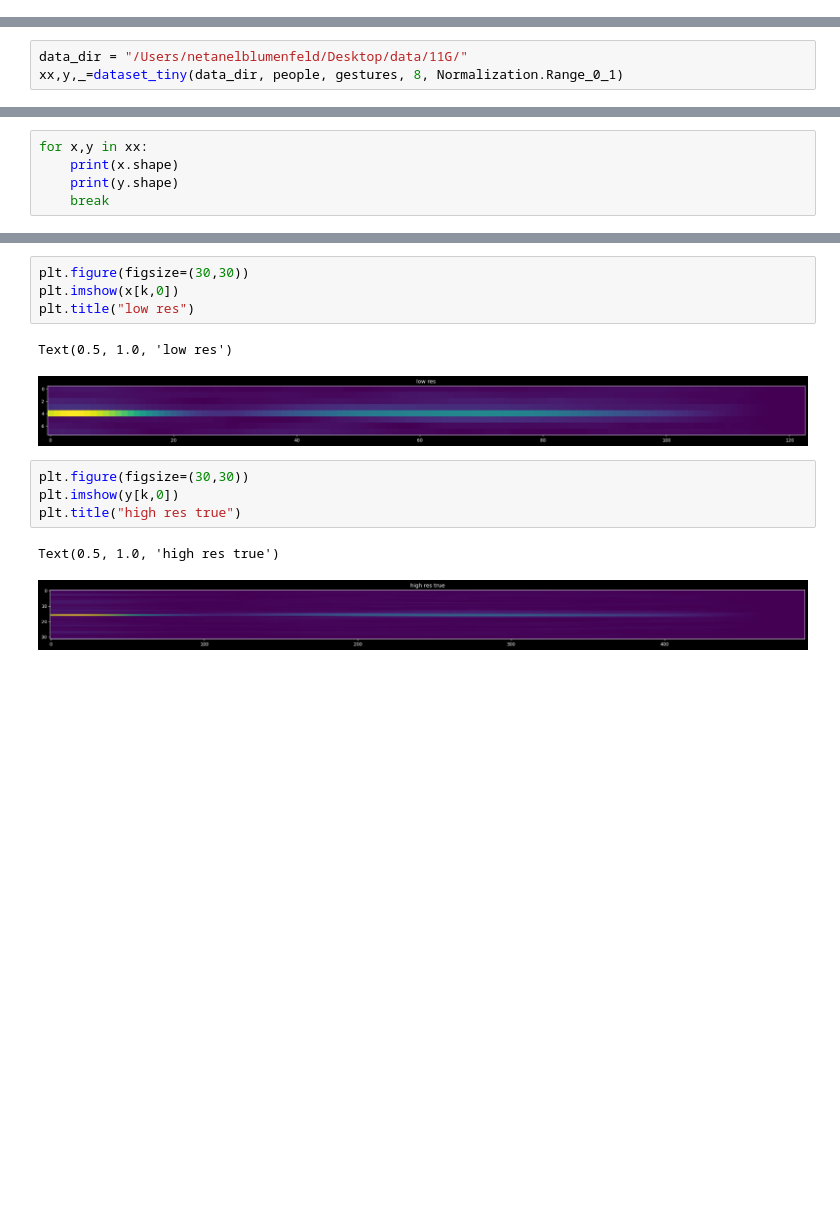
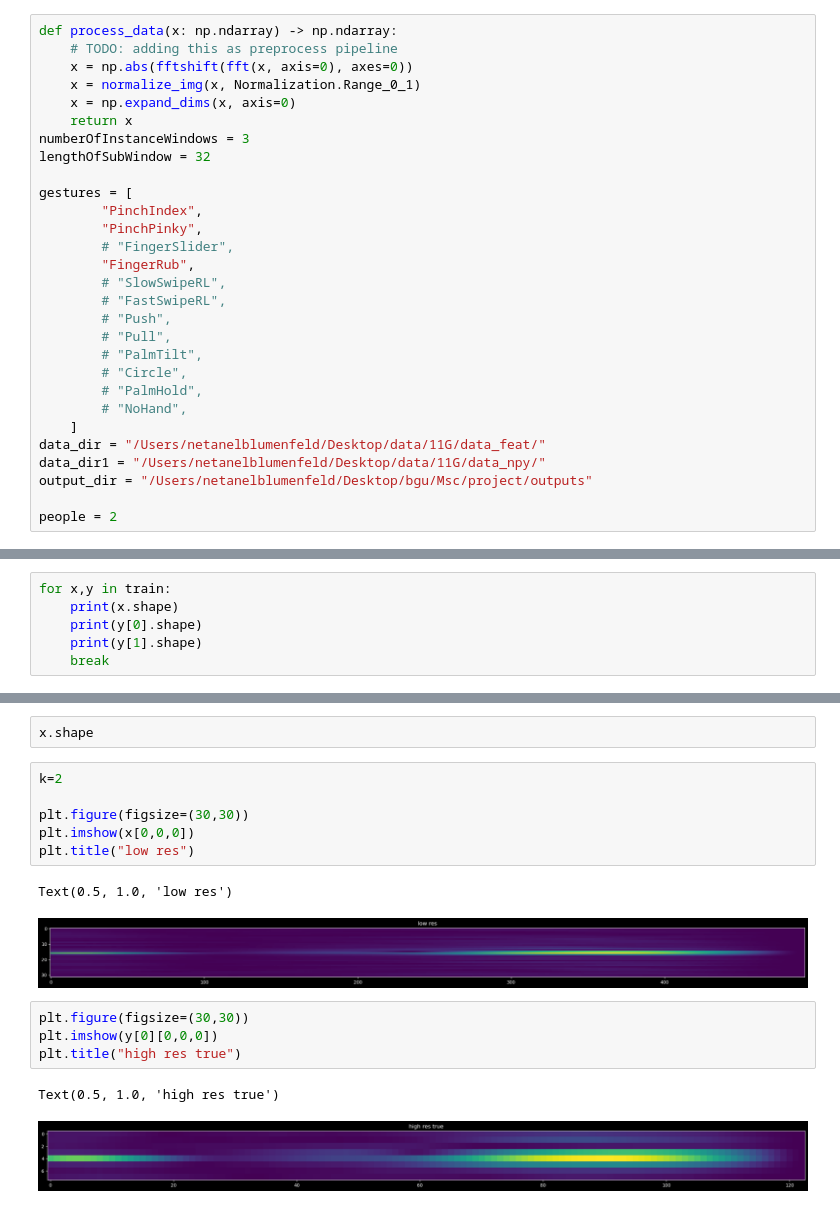
Before and after one commit to NetanelBlumenfeld/Radar, a Jupyter notebook: src/python/main_note_book.ipynb, the cells around one changed output, grey strips where cells are left out. Cells and saved outputs as stored; diff of their text form; blank space fills up the shorter version.

```diff
--- a/src/python/main_note_book.ipynb
+++ b/src/python/main_note_book.ipynb
@@ -49,0 +23,29 @@ def evaluation(low_res,high_res_true,high_res_pred):
+# %%
+def process_data(x: np.ndarray) -> np.ndarray:
+    # TODO: adding this as preprocess pipeline
+    x = np.abs(fftshift(fft(x, axis=0), axes=0))
+    x = normalize_img(x, Normalization.Range_0_1)
+    x = np.expand_dims(x, axis=0)
+    return x
+numberOfInstanceWindows = 3
+lengthOfSubWindow = 32
+
+gestures = [
+        "PinchIndex",
+        "PinchPinky",
+        # "FingerSlider",
+        "FingerRub",
+        # "SlowSwipeRL",
+        # "FastSwipeRL",
+        # "Push",
+        # "Pull",
+        # "PalmTilt",
+        # "Circle",
+        # "PalmHold",
+        # "NoHand",
+    ]
+data_dir = "/Users/netanelblumenfeld/Desktop/data/11G/data_feat/"
+data_dir1 = "/Users/netanelblumenfeld/Desktop/data/11G/data_npy/"
+output_dir = "/Users/netanelblumenfeld/Desktop/bgu/Msc/project/outputs"
+
+people = 2
@@ -85,3 +151,0 @@ m.load_state_dict(torch.load(path,map_location=torch.device('cpu')))
-# %%
-data_dir = "/Users/netanelblumenfeld/Desktop/data/11G/"
-xx,y,_=dataset_tiny(data_dir, people, gestures, 8, Normalization.Range_0_1)
@@ -92,6 +152,7 @@ concatenating data
 # %%
-for x,y in xx:
+for x,y in train:
     print(x.shape)
-    print(y.shape)
+    print(y[0].shape)
+    print(y[1].shape)
     break
 # %% [output]
@@ -103,17 +169,21 @@ k=5
 # evaluation(x[0],y[0],res[0])
+# %%
+x.shape
 # %%
+k=2
+
 plt.figure(figsize=(30,30))
-plt.imshow(x[k,0])
+plt.imshow(x[0,0,0])
 plt.title("low res")
 # %% [output]
 Text(0.5, 1.0, 'low res')
-[figure, old version]
+[figure, new version]
 # %%
 plt.figure(figsize=(30,30))
-plt.imshow(y[k,0])
+plt.imshow(y[0][0,0,0])
 plt.title("high res true")
 # %% [output]
 Text(0.5, 1.0, 'high res true')
-[figure, old version]
+[figure, new version]
 # %%
 plt.figure(figsize=(30,30))
```
Also changed, not shown: parts of 15 cells of this notebook, 35 other files.
